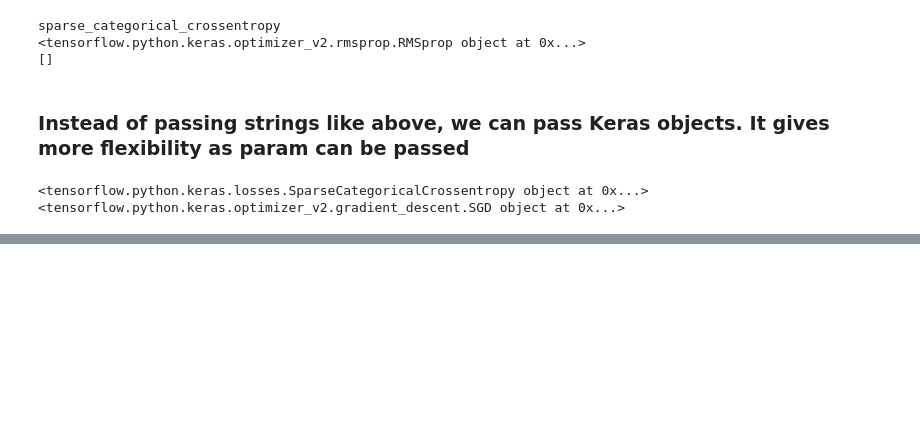
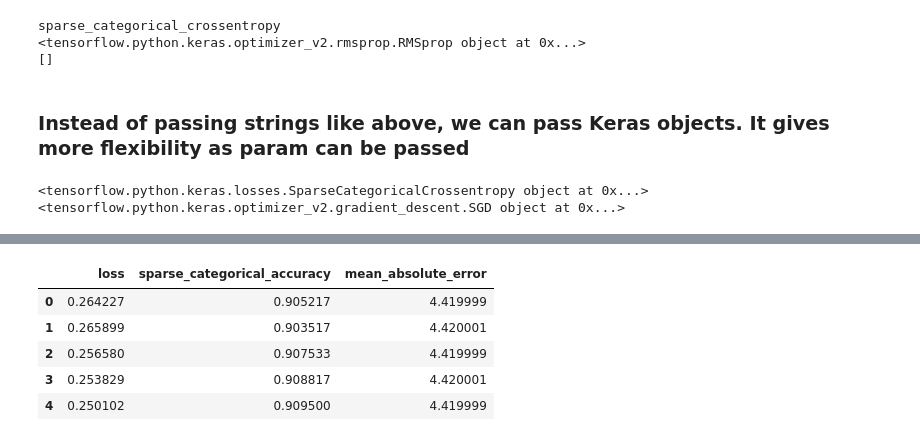
Before and after one commit to ravitata/tensorflow2, a Jupyter notebook: wk2_first_model.ipynb, the cells around one changed output, grey strips where cells are left out. Cells and saved outputs as stored; diff of their text form; code cells hidden in the pictures; blank space fills up the shorter version.

```diff
--- a/wk2_first_model.ipynb
+++ b/wk2_first_model.ipynb
@@ -138,0 +257,10 @@ print(model.optimizer)
+# %%
+df = pd.DataFrame(hist.history)
+df.head()
+# %% [output]
+|  | loss | sparse_categorical_accuracy | mean_absolute_error |
+| 0 | 0.264227 | 0.905217 | 4.419999 |
+| 1 | 0.265899 | 0.903517 | 4.420001 |
+| 2 | 0.256580 | 0.907533 | 4.419999 |
+| 3 | 0.253829 | 0.908817 | 4.420001 |
+| 4 | 0.250102 | 0.909500 | 4.419999 |
```
Also changed, not shown: parts of 15 cells of this notebook.
